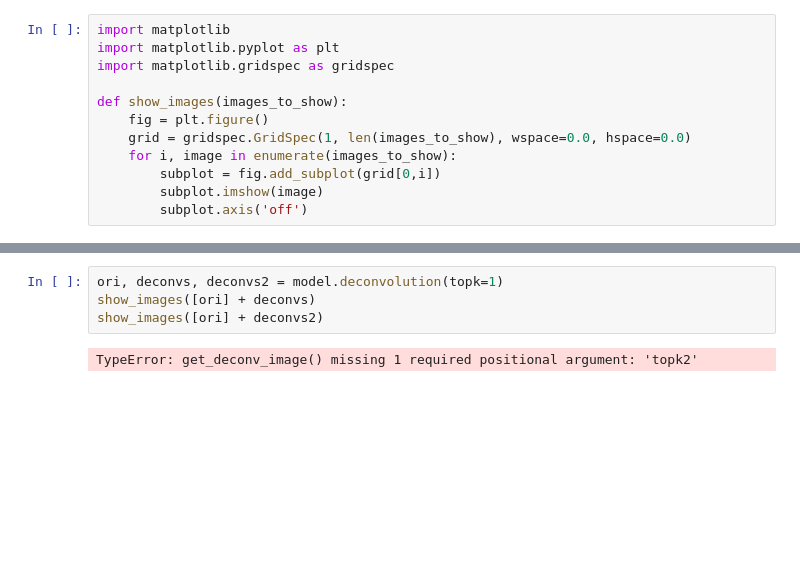
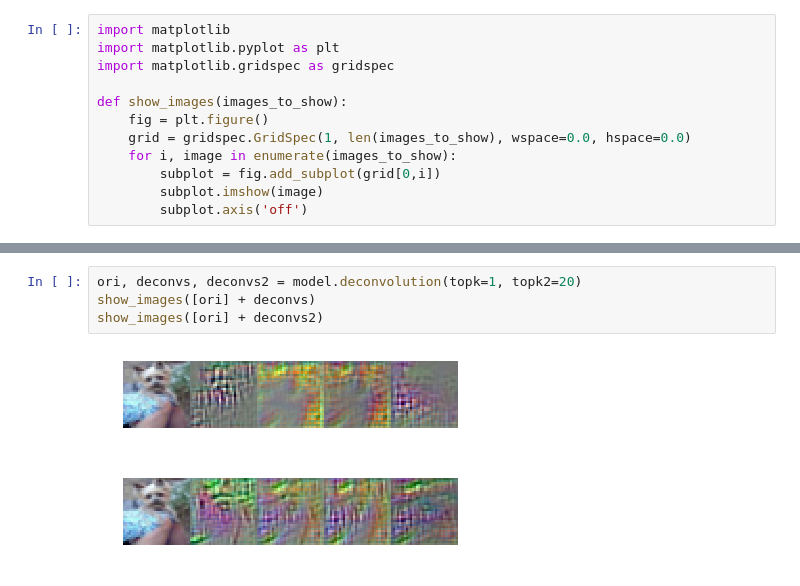
Before and after one commit to darkgs/DeepStudy, a Jupyter notebook: deconvolution/visualization.ipynb, the cells around one changed output, grey strips where cells are left out. Cells and saved outputs as stored; diff of their text form; blank space fills up the shorter version.

```diff
--- a/deconvolution/visualization.ipynb
+++ b/deconvolution/visualization.ipynb
@@ -21,6 +21,7 @@ Loads pre-trained model - success
 # %%
-ori, deconvs, deconvs2 = model.deconvolution(topk=1)
+ori, deconvs, deconvs2 = model.deconvolution(topk=1, topk2=20)
 show_images([ori] + deconvs)
 show_images([ori] + deconvs2)
 # %% [output]
-TypeError: get_deconv_image() missing 1 required positional argument: 'topk2'
+[figure, added]
+[figure, added]
```
Also changed, not shown: parts of 1 cell of this notebook.
